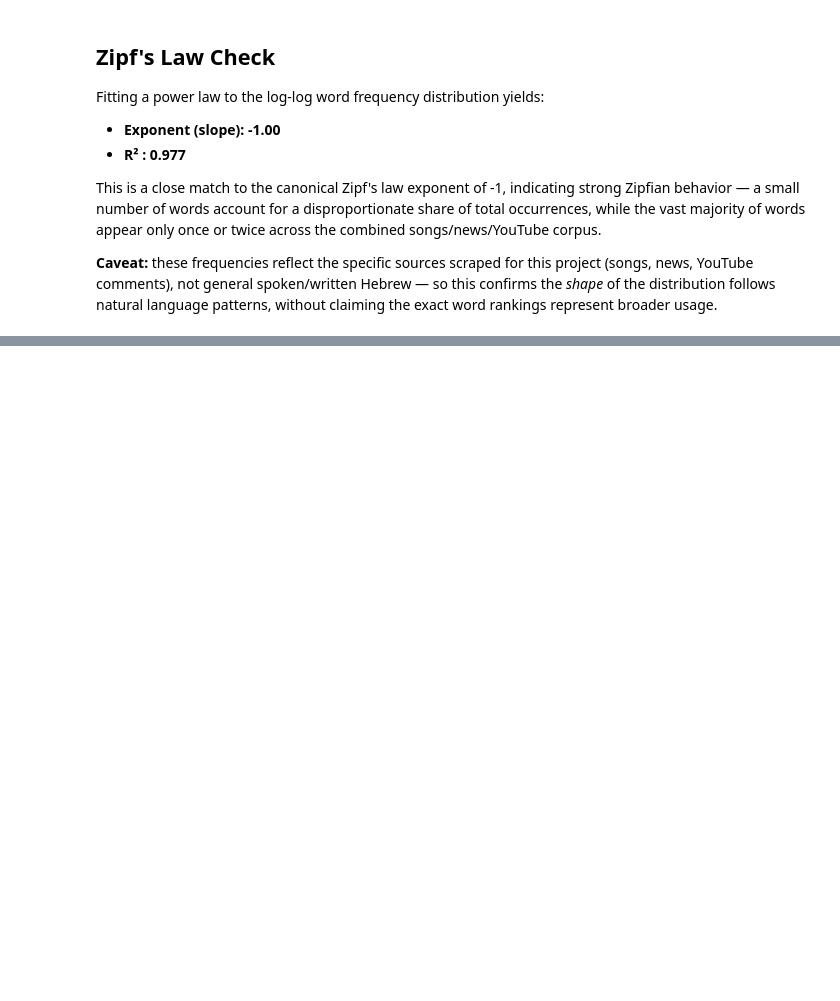
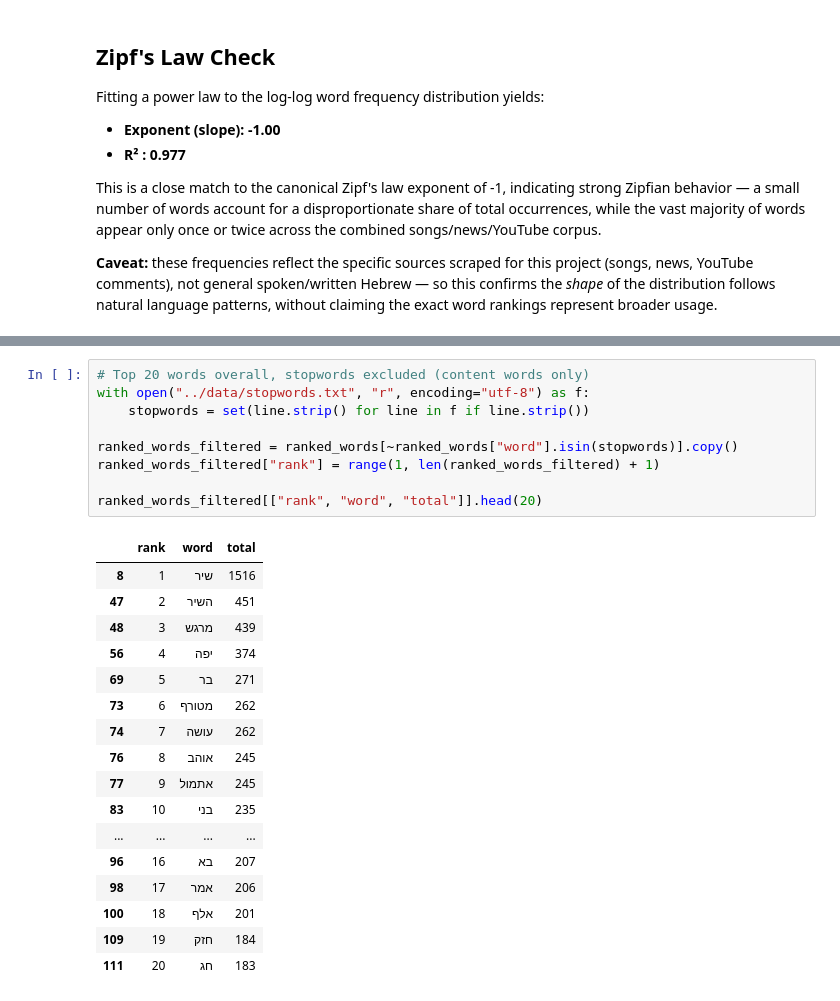
Before and after one commit to gzappaa/hebrew-vocab-hub-analysis, a Jupyter notebook: notebooks/01_eda.ipynb, the cells around one changed output, grey strips where cells are left out. Saved outputs shown, nothing was run; the diff lists cells and outputs as text; blank space fills up the shorter version.

```diff
--- a/notebooks/01_eda.ipynb
+++ b/notebooks/01_eda.ipynb
@@ -321,3 +329,30 @@ ranked_words[["rank", "word", "total"]].head(20)
 | 17 | 18 | לך | 882 |
 | 18 | 19 | ו | 842 |
 | 19 | 20 | רק | 766 |
+# %%
+# Top 20 words overall, stopwords excluded (content words only)
+with open("../data/stopwords.txt", "r", encoding="utf-8") as f:
+    stopwords = set(line.strip() for line in f if line.strip())
+
+ranked_words_filtered = ranked_words[~ranked_words["word"].isin(stopwords)].copy()
+ranked_words_filtered["rank"] = range(1, len(ranked_words_filtered) + 1)
+
+ranked_words_filtered[["rank", "word", "total"]].head(20)
+# %% [output]
+|  | rank | word | total |
+| 8 | 1 | שיר | 1516 |
+| 47 | 2 | השיר | 451 |
+| 48 | 3 | מרגש | 439 |
+| 56 | 4 | יפה | 374 |
+| 69 | 5 | בר | 271 |
+| 73 | 6 | מטורף | 262 |
+| 74 | 7 | עושה | 262 |
+| 76 | 8 | אוהב | 245 |
+| 77 | 9 | אתמול | 245 |
+| 83 | 10 | בני | 235 |
+| ... | ... | ... | ... |
+| 96 | 16 | בא | 207 |
+| 98 | 17 | אמר | 206 |
+| 100 | 18 | אלף | 201 |
+| 109 | 19 | חזק | 184 |
+| 111 | 20 | חג | 183 |
```
Also changed, not shown: parts of 2 cells of this notebook, 10 other files.
